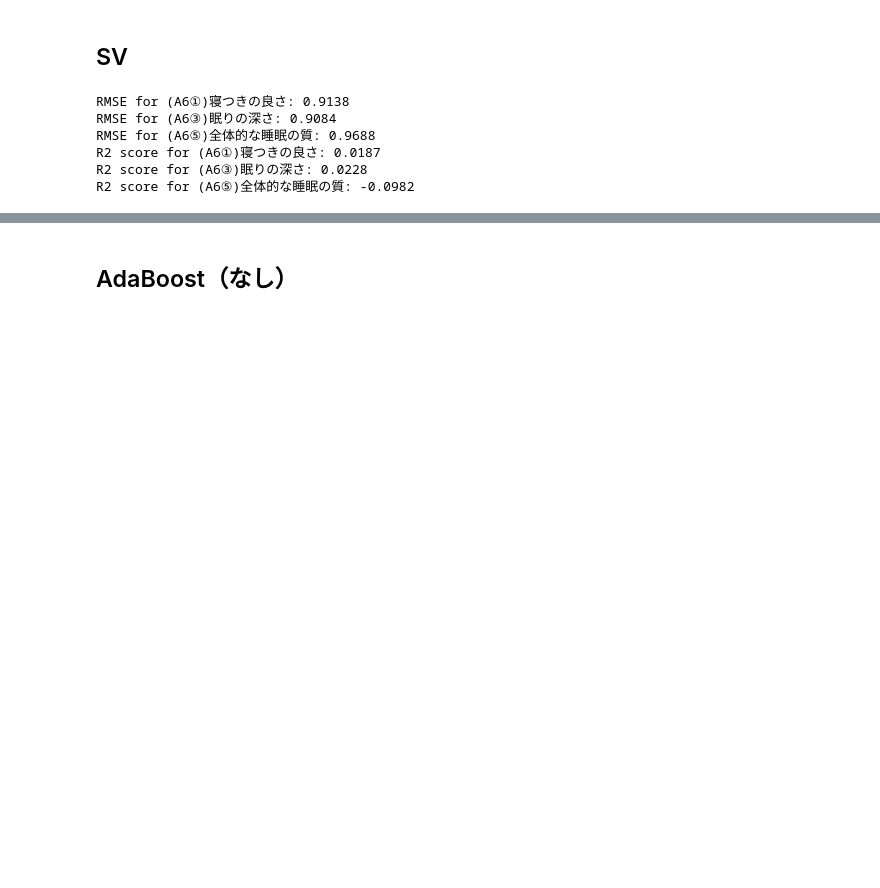
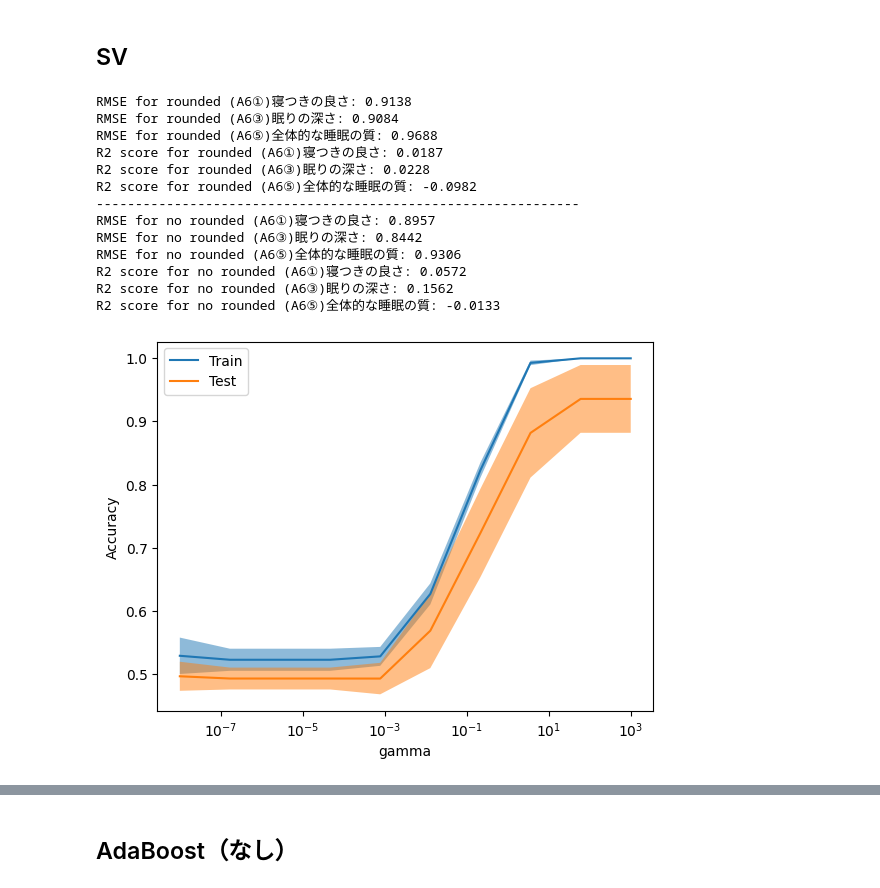
Before and after one commit to hoyyul/SoundEEG_CrossModalKnowledgeDistillation, a Jupyter notebook: psg_questionnaire.ipynb, the cells around one changed output, grey strips where cells are left out. Saved outputs shown, nothing was run; the diff lists cells and outputs as text; code cells hidden in the pictures; blank space fills up the shorter version.

```diff
--- a/psg_questionnaire.ipynb
+++ b/psg_questionnaire.ipynb
@@ -29,8 +31,8 @@ len(X)
 # %%
 df_filtered = df[~df['(A6⑤)全体的な睡眠の質'].isin([3])].copy()
 
-# good is 1, bad is 2
-df_filtered['(A6⑤)全体的な睡眠の質'] = df_filtered['(A6⑤)全体的な睡眠の質'].apply(lambda x: 1 if x in [1, 2] else 2)
+# bad is 1, good is 2
+df_filtered['(A6⑤)全体的な睡眠の質'] = df_filtered['(A6⑤)全体的な睡眠の質'].apply(lambda x: 2 if x in [1, 2] else 1)
 
 X_filtered = scale(df_filtered.iloc[:, 10:19])
 y3_filtered = df_filtered[['(A6⑤)全体的な睡眠の質']]
@@ -48 +50,6 @@ print(sleep_quality_counts)
 Name: count, dtype: int64
+# %%
+ros = RandomOverSampler(random_state=0)
+X_filtered, y3_filtered = ros.fit_resample(X_filtered, y3_filtered)
+
+len(X_filtered)
@@ -235,20 +252,61 @@ rmse3 = mean_squared_error(true_values3, rounded_predictions3, squared=False)
 r2_1 = r2_score(true_values1, rounded_predictions1)
 r2_2 = r2_score(true_values2, rounded_predictions2)
 r2_3 = r2_score(true_values3, rounded_predictions3)
-print("RMSE for (A6①)寝つきの良さ: {:.4f}".format(rmse1))
-print("RMSE for (A6③)眠りの深さ: {:.4f}".format(rmse2))
-print("RMSE for (A6⑤)全体的な睡眠の質: {:.4f}".format(rmse3))
-print("R2 score for (A6①)寝つきの良さ: {:.4f}".format(r2_1))
-print("R2 score for (A6③)眠りの深さ: {:.4f}".format(r2_2))
-print("R2 score for (A6⑤)全体的な睡眠の質: {:.4f}".format(r2_3))
+print("RMSE for rounded (A6①)寝つきの良さ: {:.4f}".format(rmse1))
+print("RMSE for rounded (A6③)眠りの深さ: {:.4f}".format(rmse2))
+print("RMSE for rounded (A6⑤)全体的な睡眠の質: {:.4f}".format(rmse3))
+print("R2 score for rounded (A6①)寝つきの良さ: {:.4f}".format(r2_1))
+print("R2 score for rounded (A6③)眠りの深さ: {:.4f}".format(r2_2))
+print("R2 score for rounded (A6⑤)全体的な睡眠の質: {:.4f}".format(r2_3))
+print("--------------------------------------------------------------")
+
+rmse1 = mean_squared_error(true_values1, predictions1, squared=False)
+rmse2 = mean_squared_error(true_values2, predictions2, squared=False)
+rmse3 = mean_squared_error(true_values3, predictions3, squared=False)
+r2_1 = r2_score(true_values1, predictions1)
+r2_2 = r2_score(true_values2, predictions2)
+r2_3 = r2_score(true_values3, predictions3)
+print("RMSE for no rounded (A6①)寝つきの良さ: {:.4f}".format(rmse1))
+print("RMSE for no rounded (A6③)眠りの深さ: {:.4f}".format(rmse2))
+print("RMSE for no rounded (A6⑤)全体的な睡眠の質: {:.4f}".format(rmse3))
+print("R2 score for no rounded (A6①)寝つきの良さ: {:.4f}".format(r2_1))
+print("R2 score for no rounded (A6③)眠りの深さ: {:.4f}".format(r2_2))
+print("R2 score for no rounded (A6⑤)全体的な睡眠の質: {:.4f}".format(r2_3))
 # %% [output]
-RMSE for (A6①)寝つきの良さ: 0.9138
-RMSE for (A6③)眠りの深さ: 0.9084
-RMSE for (A6⑤)全体的な睡眠の質: 0.9688
-R2 score for (A6①)寝つきの良さ: 0.0187
-R2 score for (A6③)眠りの深さ: 0.0228
-R2 score for (A6⑤)全体的な睡眠の質: -0.0982
+RMSE for rounded (A6①)寝つきの良さ: 0.9138
+RMSE for rounded (A6③)眠りの深さ: 0.9084
+RMSE for rounded (A6⑤)全体的な睡眠の質: 0.9688
+R2 score for rounded (A6①)寝つきの良さ: 0.0187
+R2 score for rounded (A6③)眠りの深さ: 0.0228
+R2 score for rounded (A6⑤)全体的な睡眠の質: -0.0982
+--------------------------------------------------------------
+RMSE for no rounded (A6①)寝つきの良さ: 0.8957
+RMSE for no rounded (A6③)眠りの深さ: 0.8442
+RMSE for no rounded (A6⑤)全体的な睡眠の質: 0.9306
+R2 score for no rounded (A6①)寝つきの良さ: 0.0572
+R2 score for no rounded (A6③)眠りの深さ: 0.1562
+R2 score for no rounded (A6⑤)全体的な睡眠の質: -0.0133
 # %%
 from sklearn.model_selection import LeaveOneOut
 # %%
 y3_filtered = column_or_1d(y3_filtered, warn=True)
+# %%
+param_range = np.logspace(-8, 3, 10)
+
+
+train_scores, test_scores = validation_curve(
+    SVC(kernel='rbf', C=1), X_filtered, y3_filtered,
+    param_name="gamma", param_range=param_range
+)
+
+
+display = ValidationCurveDisplay(
+     param_name="gamma", param_range=param_range,
+     train_scores=train_scores, test_scores=test_scores, score_name="Accuracy"
+)
+
+
+display.plot()
+plt.show()
+# %% [output]
+[figure, added]
```
Also changed, not shown: parts of 16 cells of this notebook.
